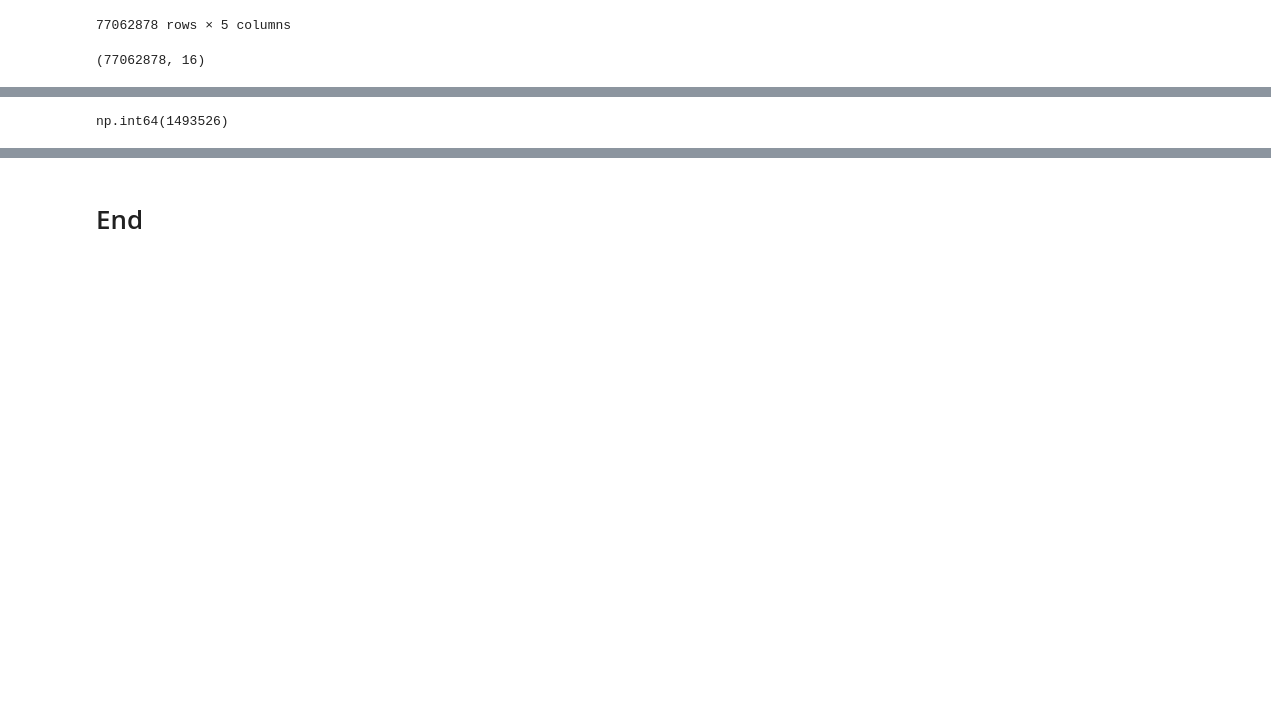
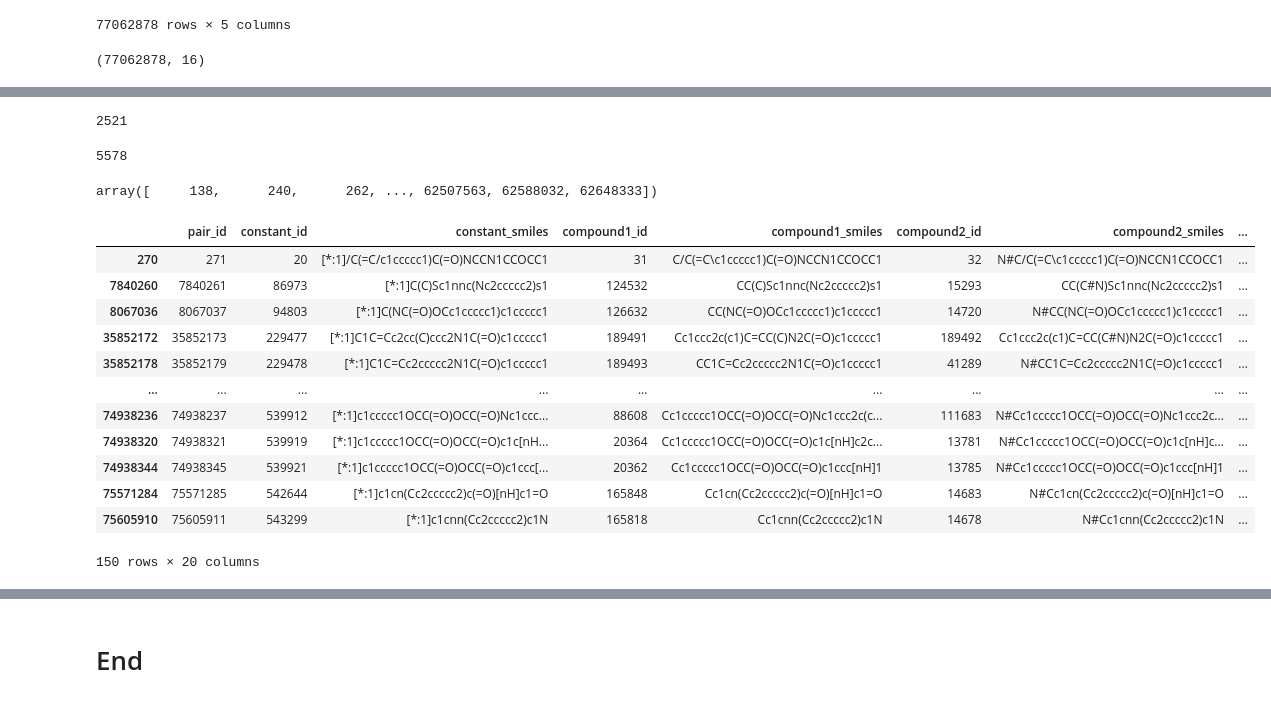
Before and after one commit to anya-chen/MMP_explore, a Jupyter notebook: hitdexter3_data_explore.ipynb, the cells around one changed output, grey strips where cells are left out. Drawn from its saved outputs; the diff is of its cells as text; code cells hidden in the pictures; blank space fills up the shorter version.

```diff
--- a/hitdexter3_data_explore.ipynb
+++ b/hitdexter3_data_explore.ipynb
@@ -447,4 +509,5 @@ df_pair_props.to_csv('data/hitdexter3_data/data_target-based_tested100plus_pair_
 # %%
+df_pair_props = pd.read_csv('data/hitdexter3_data/data_target-based_tested100plus_pair_labels.csv', sep='\t')
 df_pair_props.shape
 # %% [output]
 (77062878, 16)
@@ -464,0 +534,23 @@ rule_pair_counts.head()
+# %%
+# Merge dfs['rule'] onto df_pair_props to add 'from_smiles_id' and 'to_smiles_id'
+df_pair_props = df_pair_props.merge(
+    dfs['rule'][['id', 'from_smiles_id', 'to_smiles_id']],
+    left_on='rule_id',
+    right_on='id',
+    how='left'
+).drop(columns=['id'])
+# %%
+# Merge dfs['rule_smiles'] onto df_pair_props to add 'from_smiles' and 'to_smiles'
+df_pair_props = df_pair_props.merge(
+    dfs['rule_smiles'][['id', 'smiles']],
+    left_on='from_smiles_id',
+    right_on='id',
+    how='left'
+).rename(columns={'smiles': 'from_smiles'}).drop(columns=['id'])
+
+df_pair_props = df_pair_props.merge(
+    dfs['rule_smiles'][['id', 'smiles']],
+    left_on='to_smiles_id',
+    right_on='id',
+    how='left'
+).rename(columns={'smiles': 'to_smiles'}).drop(columns=['id'])
@@ -465,4 +588,28 @@ rule_pair_counts.head()
 # %%
-(df_pair_props['num_pairs']>100).sum()
+df_pair_props[df_pair_props['num_pairs']>100].rule_id.nunique()
 # %% [output]
-np.int64(1493526)
+2521
+# %%
+df_pair_props[df_pair_props['num_pairs']>100].rule_environment_id.nunique()
+# %% [output]
+5578
+# %%
+df_pair_props[(df_pair_props['num_pairs']>100)].rule_environment_id.unique()
+# %% [output]
+array([     138,      240,      262, ..., 62507563, 62588032, 62648333])
+# %%
+df_pair_props[(df_pair_props['rule_environment_id'] == 262)]
+# %% [output]
+|  | pair_id | constant_id | constant_smiles | compound1_id | compound1_smiles | compound2_id | compound2_smiles | ... |
+| 270 | 271 | 20 | [*:1]/C(=C/c1ccccc1)C(=O)NCCN1CCOCC1 | 31 | C/C(=C\c1ccccc1)C(=O)NCCN1CCOCC1 | 32 | N#C/C(=C\c1ccccc1)C(=O)NCCN1CCOCC1 | ... |
+| 7840260 | 7840261 | 86973 | [*:1]C(C)Sc1nnc(Nc2ccccc2)s1 | 124532 | CC(C)Sc1nnc(Nc2ccccc2)s1 | 15293 | CC(C#N)Sc1nnc(Nc2ccccc2)s1 | ... |
+| 8067036 | 8067037 | 94803 | [*:1]C(NC(=O)OCc1ccccc1)c1ccccc1 | 126632 | CC(NC(=O)OCc1ccccc1)c1ccccc1 | 14720 | N#CC(NC(=O)OCc1ccccc1)c1ccccc1 | ... |
+| 35852172 | 35852173 | 229477 | [*:1]C1C=Cc2cc(C)ccc2N1C(=O)c1ccccc1 | 189491 | Cc1ccc2c(c1)C=CC(C)N2C(=O)c1ccccc1 | 189492 | Cc1ccc2c(c1)C=CC(C#N)N2C(=O)c1ccccc1 | ... |
+| 35852178 | 35852179 | 229478 | [*:1]C1C=Cc2ccccc2N1C(=O)c1ccccc1 | 189493 | CC1C=Cc2ccccc2N1C(=O)c1ccccc1 | 41289 | N#CC1C=Cc2ccccc2N1C(=O)c1ccccc1 | ... |
+| ... | ... | ... | ... | ... | ... | ... | ... | ... |
+| 74938236 | 74938237 | 539912 | [*:1]c1ccccc1OCC(=O)OCC(=O)Nc1ccc... | 88608 | Cc1ccccc1OCC(=O)OCC(=O)Nc1ccc2c(c... | 111683 | N#Cc1ccccc1OCC(=O)OCC(=O)Nc1ccc2c... | ... |
+| 74938320 | 74938321 | 539919 | [*:1]c1ccccc1OCC(=O)OCC(=O)c1c[nH... | 20364 | Cc1ccccc1OCC(=O)OCC(=O)c1c[nH]c2c... | 13781 | N#Cc1ccccc1OCC(=O)OCC(=O)c1c[nH]c... | ... |
+| 74938344 | 74938345 | 539921 | [*:1]c1ccccc1OCC(=O)OCC(=O)c1ccc[... | 20362 | Cc1ccccc1OCC(=O)OCC(=O)c1ccc[nH]1 | 13785 | N#Cc1ccccc1OCC(=O)OCC(=O)c1ccc[nH]1 | ... |
+| 75571284 | 75571285 | 542644 | [*:1]c1cn(Cc2ccccc2)c(=O)[nH]c1=O | 165848 | Cc1cn(Cc2ccccc2)c(=O)[nH]c1=O | 14683 | N#Cc1cn(Cc2ccccc2)c(=O)[nH]c1=O | ... |
+| 75605910 | 75605911 | 543299 | [*:1]c1cnn(Cc2ccccc2)c1N | 165818 | Cc1cnn(Cc2ccccc2)c1N | 14678 | N#Cc1cnn(Cc2ccccc2)c1N | ... |
+150 rows × 20 columns
```
Also changed, not shown: parts of 22 cells of this notebook, 3 other files.
